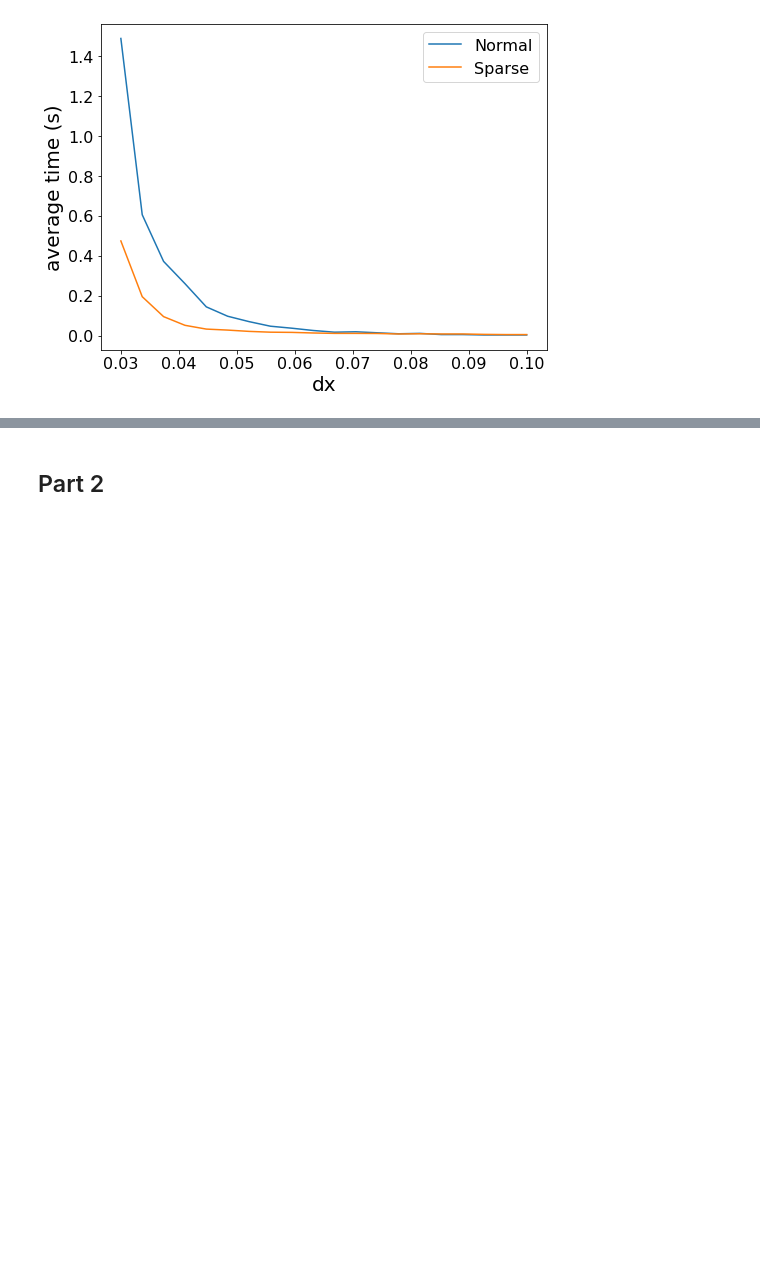
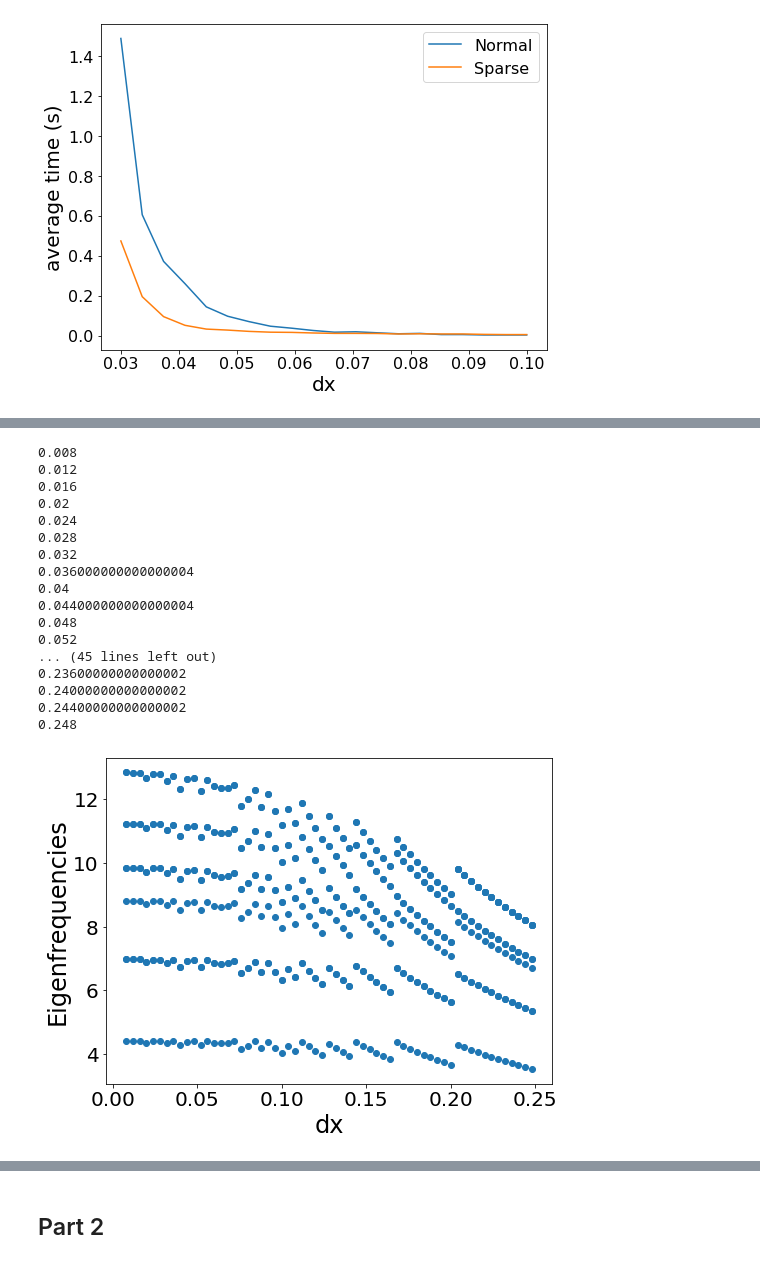
Before and after one commit to Nickvs99/ScientificComputing, a Jupyter notebook: Set 3/set3.ipynb, the cells around one changed output, grey strips where cells are left out. Cells and saved outputs as stored; diff of their text form; code cells hidden in the pictures; blank space fills up the shorter version.

```diff
--- a/Set 3/set3.ipynb
+++ b/Set 3/set3.ipynb
@@ -124,3 +94,40 @@ spectrum_per_L(2, 1, True)
+# %%
+def spectrum_per_dx(L_x, L_y, circle):
+    dx_values = []
+    freqs = []
+
+    for dx in np.arange(0.008, 0.25, 0.004):
+        print(dx)
+        eigenfreqs = np.sqrt(-1*np.array(WaveEquation(dx=dx, L_x = L_x, L_y = L_y, circle=circle, sparse=True).eigenvalues(10)[0]))
+        freqs.extend(eigenfreqs)
+        for _ in range(len(eigenfreqs)):
+            dx_values.append(dx)
+
+    plt.scatter(dx_values, freqs)
+    plt.xlabel("dx")
+    plt.ylabel("Eigenfrequencies")
+    plt.show()
+
+spectrum_per_dx(1, 1, False)
+# %% [output]
+0.008
+0.012
+0.016
+0.02
+0.024
+0.028
+0.032
+0.036000000000000004
+0.04
+0.044000000000000004
+0.048
+0.052
+... (45 lines left out)
+0.23600000000000002
+0.24000000000000002
+0.24400000000000002
+0.248
+[figure, added]
 # %%
 from matplotlib.colors import Normalize
 
```
Also changed, not shown: parts of 7 cells of this notebook, 47 other files.
